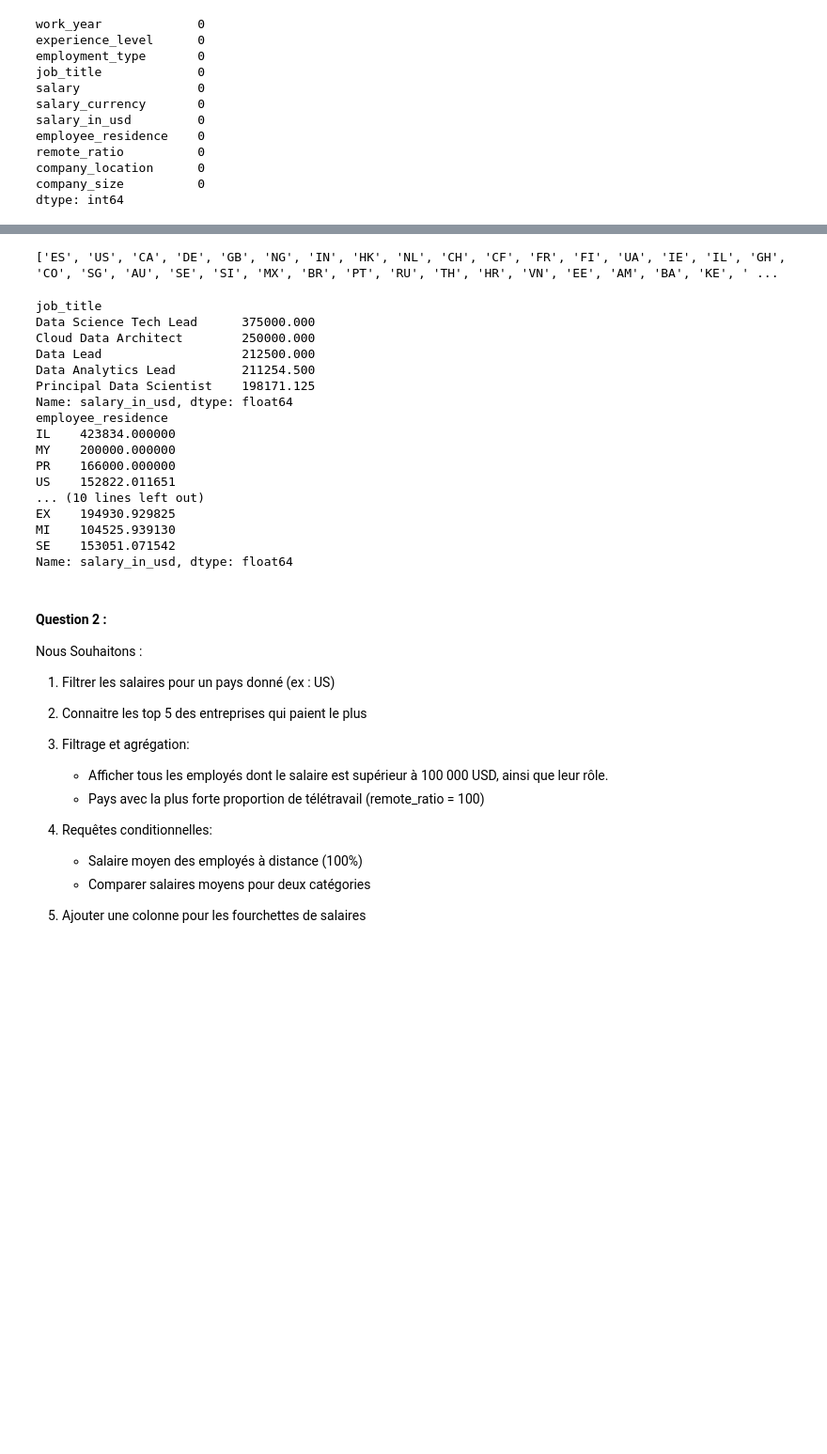
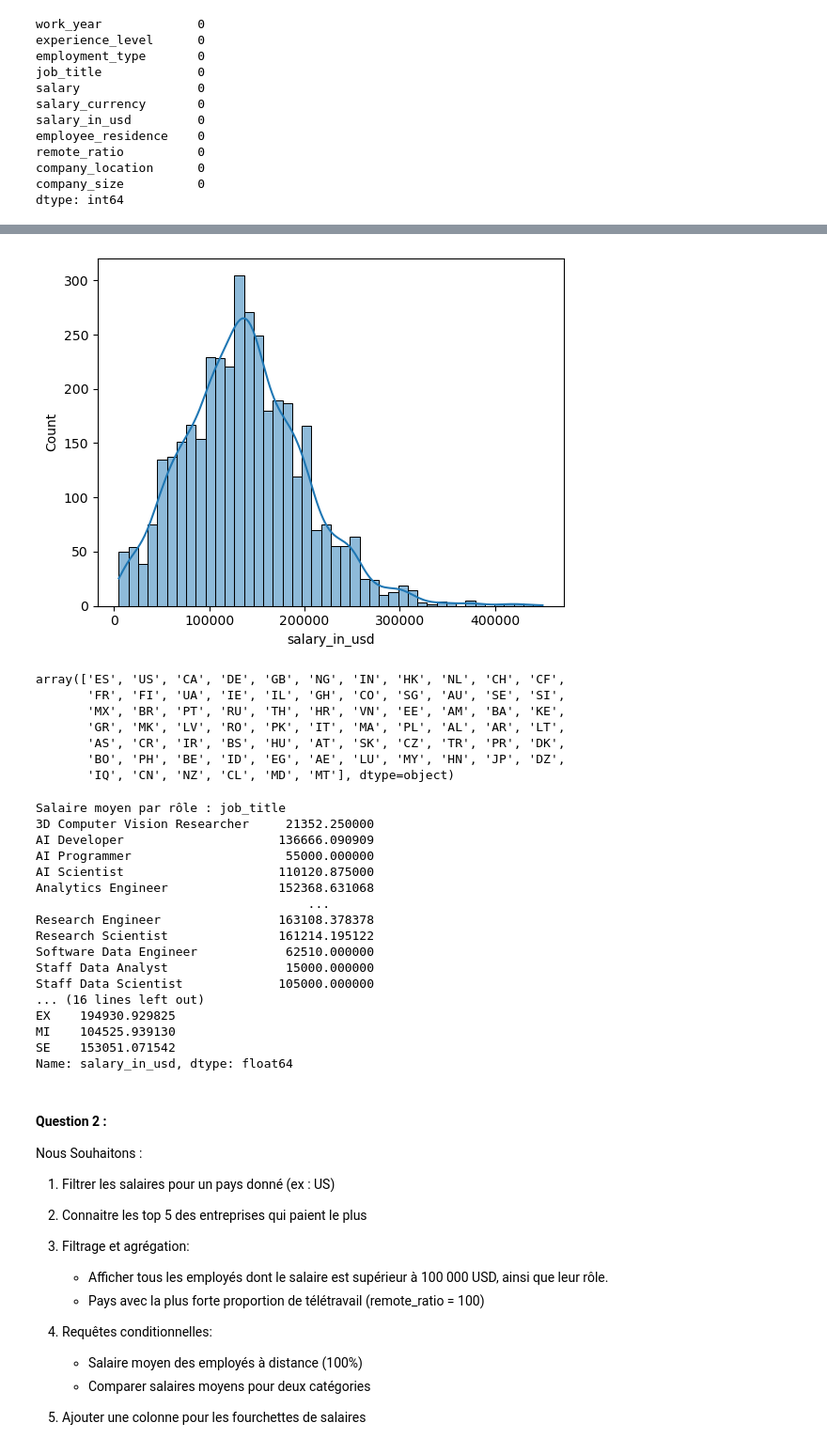
Before and after one commit to DylanLPR/Projet, a Jupyter notebook: Projet_SAE.ipynb, the cells around one changed output, grey strips where cells are left out. Shown at 94% size. Saved outputs shown, nothing was run; the diff lists cells and outputs as text; code cells hidden in the pictures; blank space fills up the shorter version.

```diff
--- a/Projet_SAE.ipynb
+++ b/Projet_SAE.ipynb
@@ -117,4 +135,8 @@ company_size          0
 dtype: int64
 # %%
 # Distribution des salaires en USD
+%matplotlib inline
+
+sns.histplot(data = df, x= "salary_in_usd", kde=True)
+plt.show()
 # %% [output]
@@ -123,29 +143,41 @@ dtype: int64
+[figure, added]
 # %%
 # liste des pays concerné par l'étude
+df['company_location'].unique()
 # %% [output]
-['ES', 'US', 'CA', 'DE', 'GB', 'NG', 'IN', 'HK', 'NL', 'CH', 'CF', 'FR', 'FI', 'UA', 'IE', 'IL', 'GH', 'CO', 'SG', 'AU', 'SE', 'SI', 'MX', 'BR', 'PT', 'RU', 'TH', 'HR', 'VN', 'EE', 'AM', 'BA', 'KE', ' ...
+array(['ES', 'US', 'CA', 'DE', 'GB', 'NG', 'IN', 'HK', 'NL', 'CH', 'CF',
+       'FR', 'FI', 'UA', 'IE', 'IL', 'GH', 'CO', 'SG', 'AU', 'SE', 'SI',
+       'MX', 'BR', 'PT', 'RU', 'TH', 'HR', 'VN', 'EE', 'AM', 'BA', 'KE',
+       'GR', 'MK', 'LV', 'RO', 'PK', 'IT', 'MA', 'PL', 'AL', 'AR', 'LT',
+       'AS', 'CR', 'IR', 'BS', 'HU', 'AT', 'SK', 'CZ', 'TR', 'PR', 'DK',
+       'BO', 'PH', 'BE', 'ID', 'EG', 'AE', 'LU', 'MY', 'HN', 'JP', 'DZ',
+       'IQ', 'CN', 'NZ', 'CL', 'MD', 'MT'], dtype=object)
 # %%
 #Salaire moyen par rôle
-
+salaire_moyen_role = df.groupby("job_title")["salary_in_usd"].mean()
+print("Salaire moyen par rôle :",salaire_moyen_role)
 
 # Salaire moyen par pays
-
+salaire_moyen_pays = df.groupby("company_location")["salary_in_usd"].mean()
+print("Salaire moyen par pays :",salaire_moyen_pays)
 
 # Salaires moyens par niveau d'expérience
+salaire_moyen_xp = df.groupby("experience_level")["salary_in_usd"].mean()
+print("Salaires moyens par niveau d'expérience :", salaire_moyen_xp)
 # %% [output]
-job_title
-Data Science Tech Lead      375000.000
-Cloud Data Architect        250000.000
-Data Lead                   212500.000
-Data Analytics Lead         211254.500
-Principal Data Scientist    198171.125
-Name: salary_in_usd, dtype: float64
-employee_residence
-IL    423834.000000
-MY    200000.000000
-PR    166000.000000
-US    152822.011651
-... (10 lines left out)
+Salaire moyen par rôle : job_title
+3D Computer Vision Researcher     21352.250000
+AI Developer                     136666.090909
+AI Programmer                     55000.000000
+AI Scientist                     110120.875000
+Analytics Engineer               152368.631068
+                                     ...
+Research Engineer                163108.378378
+Research Scientist               161214.195122
+Software Data Engineer            62510.000000
+Staff Data Analyst                15000.000000
+Staff Data Scientist             105000.000000
+... (16 lines left out)
 EX    194930.929825
 MI    104525.939130
 SE    153051.071542
```
Also changed, not shown: parts of 13 cells of this notebook.
